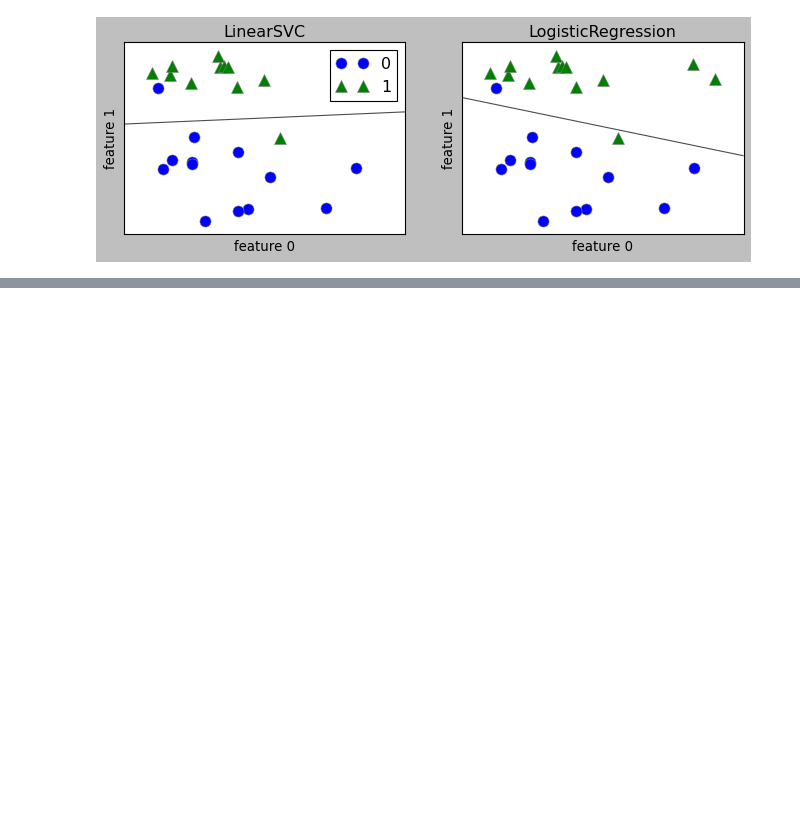
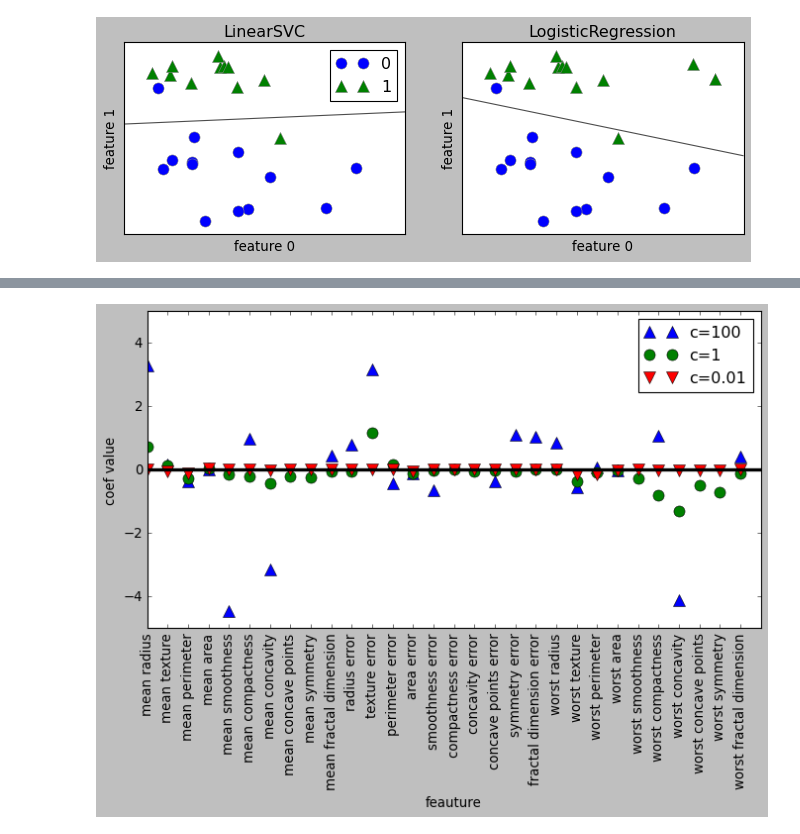
Before and after one commit to Hosung-Ahn/IntroducingML, a Jupyter notebook: Chpter2-supervised_learning/LinearModel.ipynb, the cells around one changed output, grey strips where cells are left out. Saved outputs shown, nothing was run; the diff lists cells and outputs as text; code cells hidden in the pictures; blank space fills up the shorter version.

```diff
--- a/Chpter2-supervised_learning/LinearModel.ipynb
+++ b/Chpter2-supervised_learning/LinearModel.ipynb
@@ -223,0 +269,15 @@ axes[0].legend()
+# %%
+plt.figure(figsize = (10,5))
+plt.plot(logreg100.coef_.T, '^', label = "c=100", markersize = 10)
+plt.plot(logreg.coef_.T, 'o', label = "c=1",markersize = 10)
+plt.plot(logreg001.coef_.T, 'v', label = 'c=0.01',markersize = 10)
+plt.xticks(range(cancer.data.shape[1]), cancer.feature_names, rotation=90)
+xlims = plt.xlim()
+plt.hlines(0,*xlims, colors='k', linewidth = 3)
+plt.ylim(-5,5)
+plt.xlabel("feauture")
+plt.ylabel("coef value")
+plt.legend()
+plt.show()
+# %% [output]
+[figure, added]
```
Also changed, not shown: parts of 10 cells of this notebook.
